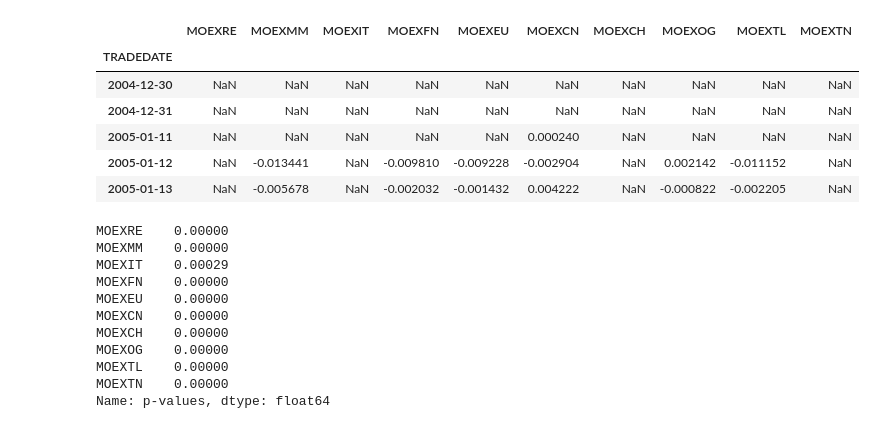
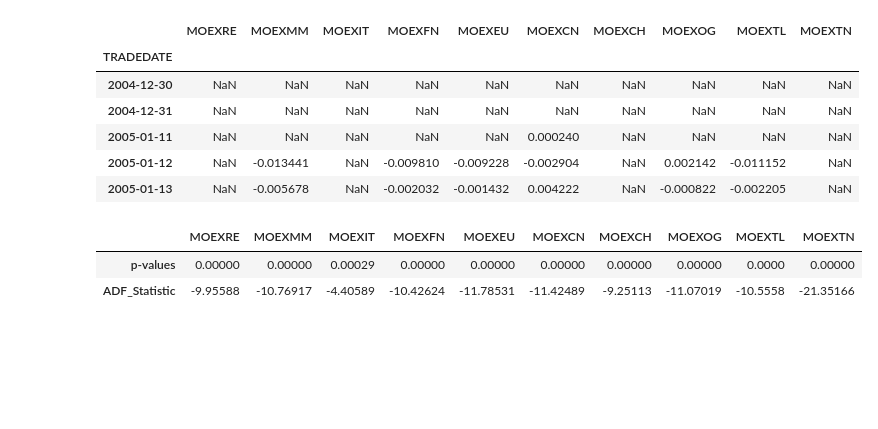
Before and after one commit to Maksim-Dostovalov/forecasting-sectors-return-on-the-stock-market, a Jupyter notebook: time_series.ipynb, the cells around one changed output. Cells and saved outputs as stored; diff of their text form; code cells hidden in the pictures; blank space fills up the shorter version.

```diff
--- a/time_series.ipynb
+++ b/time_series.ipynb
@@ -24,26 +24,23 @@ data.index = pd.to_datetime(data.index)
 # %%
 # На выходе мы получим статистику теста Дики-Фуллера и p-значение. Если p-значение меньше уровня значимости (обычно 0.05),
 # то мы можем отклонить нулевую гипотезу о нестационарности ряда и считать его стационарным.
 p_values = []
+ADF_Statistic = []
 
 for col in data.columns:
     ts = data[col].interpolate(method='time').dropna()
 
     result = adfuller(ts)
 
     p_values.append(round(result[1], 5))
 
-p = pd.Series(p_values, index = data.columns, name='p-values')
-p
+    ADF_Statistic.append(round(result[0], 5))
+
+p_values_ser = pd.Series(p_values, index = data.columns, name='p-values')
+ADF_Statistic_ser = pd.Series(ADF_Statistic, index = data.columns, name='ADF_Statistic')
+result = pd.DataFrame([p_values_ser, ADF_Statistic_ser])
+result
 # %% [output]
-MOEXRE    0.00000
-MOEXMM    0.00000
-MOEXIT    0.00029
-MOEXFN    0.00000
-MOEXEU    0.00000
-MOEXCN    0.00000
-MOEXCH    0.00000
-MOEXOG    0.00000
-MOEXTL    0.00000
-MOEXTN    0.00000
-Name: p-values, dtype: float64
+|  | MOEXRE | MOEXMM | MOEXIT | MOEXFN | MOEXEU | MOEXCN | MOEXCH | MOEXOG | MOEXTL | MOEXTN |
+| p-values | 0.00000 | 0.00000 | 0.00029 | 0.00000 | 0.00000 | 0.00000 | 0.00000 | 0.00000 | 0.0000 | 0.00000 |
+| ADF_Statistic | -9.95588 | -10.76917 | -4.40589 | -10.42624 | -11.78531 | -11.42489 | -9.25113 | -11.07019 | -10.5558 | -21.35166 |
```
Also changed, not shown: parts of 6 cells of this notebook.
